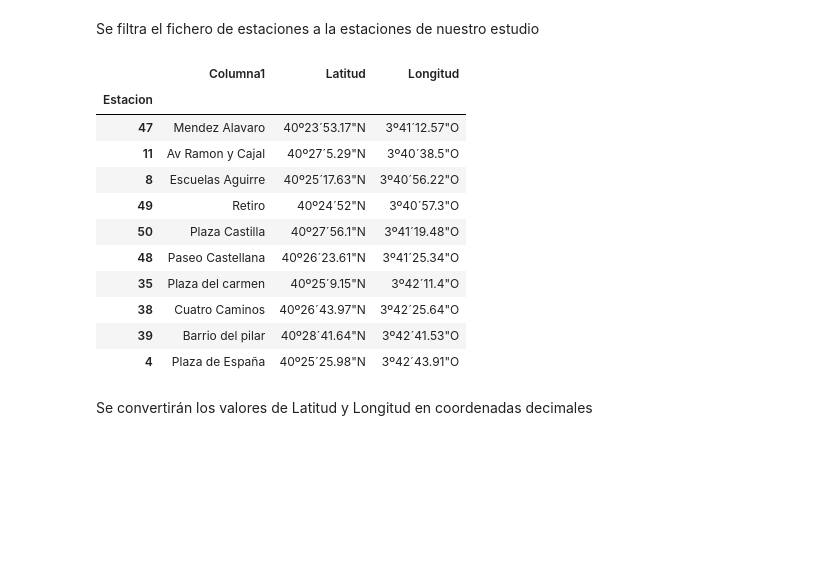
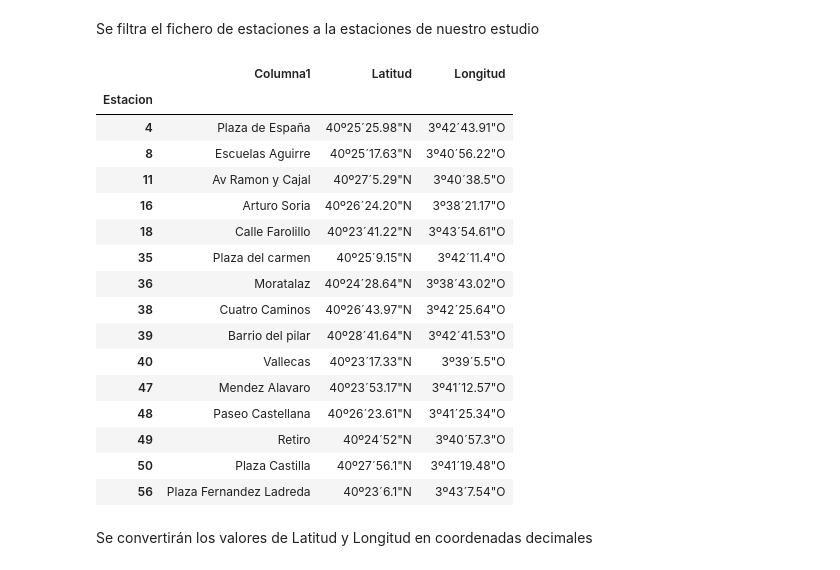
Before and after one commit to PeibolVL/TFM_MasterDataScience, a Jupyter notebook: Map_of_pollution.ipynb, the cells around one changed output. Saved outputs shown, nothing was run; the diff lists cells and outputs as text; code cells hidden in the pictures; blank space fills up the shorter version.

```diff
--- a/Map_of_pollution.ipynb
+++ b/Map_of_pollution.ipynb
@@ -24,23 +24,29 @@ posicion_estaciones=pd.read_excel('./data/EstacionesLocalizacion.xlsx') #Se carg
 # %% [markdown]
 Se filtra el fichero de estaciones a la estaciones de nuestro estudio
 # %%
-Estacion=[4,8,11,35,38,39,47,48,49,50]
+Estacion=[4,8,11,16,18,35,36,38,39,40,47,48,49,50,56]
+#[4,8,11,35,38,39,47,48,49,50],
 posicion_estaciones=posicion_estaciones[posicion_estaciones['Estacion'].isin(Estacion)]
 posicion_estaciones.set_index('Estacion',inplace=True)
 posicion_estaciones
 # %% [output]
 |  | Columna1 | Latitud | Longitud |
 | Estacion |  |  |  |
+| 4 | Plaza de España | 40º25´25.98"N | 3º42´43.91"O |
+| 8 | Escuelas Aguirre | 40º25´17.63"N | 3º40´56.22"O |
+| 11 | Av Ramon y Cajal | 40º27´5.29"N | 3º40´38.5"O |
+| 16 | Arturo Soria | 40º26´24.20"N | 3º38´21.17"O |
+| 18 | Calle Farolillo | 40º23´41.22"N | 3º43´54.61"O |
+| 35 | Plaza del carmen | 40º25´9.15"N | 3º42´11.4"O |
+| 36 | Moratalaz | 40º24´28.64"N | 3º38´43.02"O |
+| 38 | Cuatro Caminos | 40º26´43.97"N | 3º42´25.64"O |
+| 39 | Barrio del pilar | 40º28´41.64"N | 3º42´41.53"O |
+| 40 | Vallecas | 40º23´17.33"N | 3º39´5.5"O |
 | 47 | Mendez Alavaro | 40º23´53.17"N | 3º41´12.57"O |
-| 11 | Av Ramon y Cajal | 40º27´5.29"N | 3º40´38.5"O |
-| 8 | Escuelas Aguirre | 40º25´17.63"N | 3º40´56.22"O |
+| 48 | Paseo Castellana | 40º26´23.61"N | 3º41´25.34"O |
 | 49 | Retiro | 40º24´52"N | 3º40´57.3"O |
 | 50 | Plaza Castilla | 40º27´56.1"N | 3º41´19.48"O |
-| 48 | Paseo Castellana | 40º26´23.61"N | 3º41´25.34"O |
-| 35 | Plaza del carmen | 40º25´9.15"N | 3º42´11.4"O |
-| 38 | Cuatro Caminos | 40º26´43.97"N | 3º42´25.64"O |
-| 39 | Barrio del pilar | 40º28´41.64"N | 3º42´41.53"O |
-| 4 | Plaza de España | 40º25´25.98"N | 3º42´43.91"O |
+| 56 | Plaza Fernandez Ladreda | 40º23´6.1"N | 3º43´7.54"O |
 # %% [markdown]
 Se convertirán los valores de Latitud y Longitud en coordenadas decimales
 # %%
```
Also changed, not shown: parts of 12 cells of this notebook, 5 other files.
